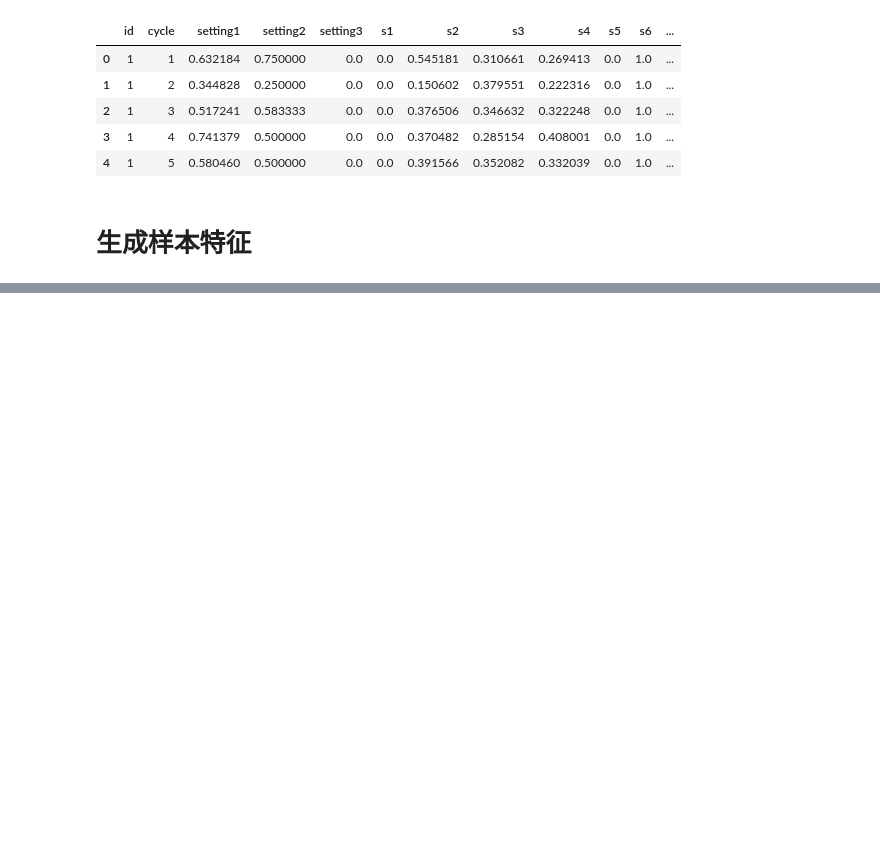
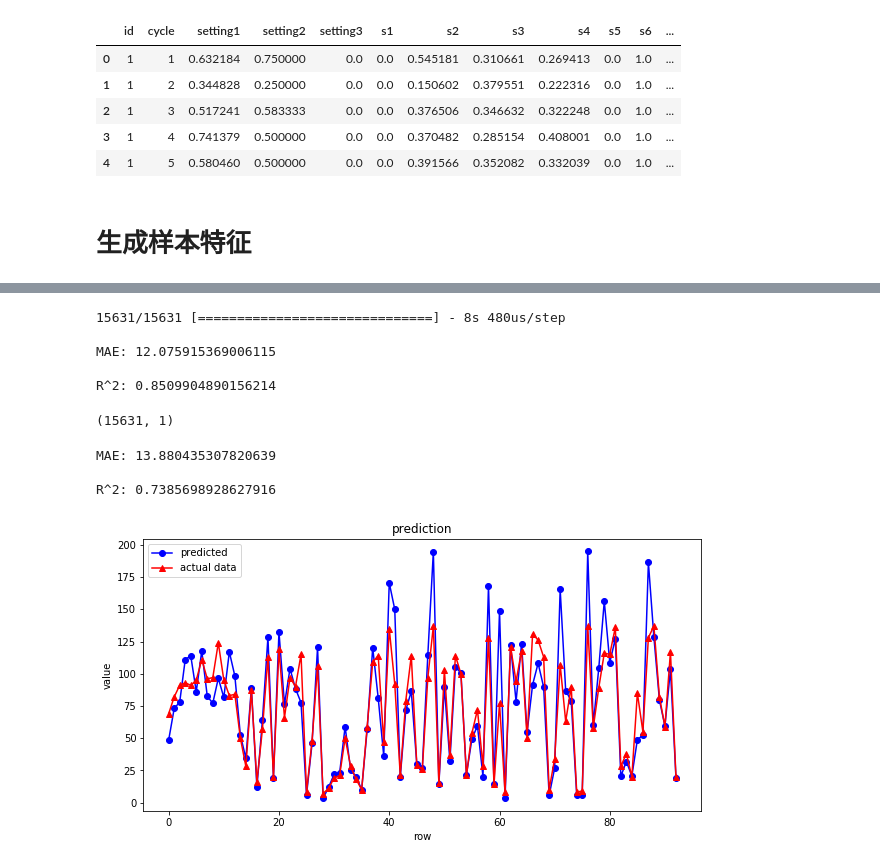
Before and after one commit to yrrSelena/RUL, a Jupyter notebook: RUL_LSTM_CMAPSS.ipynb, the cells around one changed output, grey strips where cells are left out. Saved outputs shown, nothing was run; the diff lists cells and outputs as text; code cells hidden in the pictures; blank space fills up the shorter version.

```diff
--- a/RUL_LSTM_CMAPSS.ipynb
+++ b/RUL_LSTM_CMAPSS.ipynb
@@ -154,0 +401,64 @@ def gen_sequence(id_df, seq_length, seq_cols):
+# %%
+scores = model.evaluate(seq_array, label_array, verbose=1, batch_size=200)
+print('\nMAE: {}'.format(scores[1]))
+print('\nR^2: {}'.format(scores[2]))
+# %% [output]
+15631/15631 [==============================] - 8s 480us/step
+
+MAE: 12.075915369006115
+
+R^2: 0.8509904890156214
+# %%
+y_pred.shape
+# %% [output]
+(15631, 1)
+# %%
+# We pick the last sequence for each id in the test data
+seq_array_test_last = [test_df[test_df['id']==id][sequence_cols].values[-sequence_length:]
+                       for id in test_df['id'].unique() if len(test_df[test_df['id']==id]) >= sequence_length]
+
+seq_array_test_last = np.asarray(seq_array_test_last).astype(np.float32)
+#print("seq_array_test_last")
+#print(seq_array_test_last)
+#print(seq_array_test_last.shape)
+
+# Similarly, we pick the labels
+#print("y_mask")
+y_mask = [len(test_df[test_df['id']==id]) >= sequence_length for id in test_df['id'].unique()]
+label_array_test_last = test_df.groupby('id')['RUL'].nth(-1)[y_mask].values
+label_array_test_last = label_array_test_last.reshape(label_array_test_last.shape[0],1).astype(np.float32)
+#print(label_array_test_last.shape)
+#print("label_array_test_last")
+#print(label_array_test_last)
+# %%
+# if best iteration's model was saved then load and use it
+if os.path.isfile(model_path):
+    estimator = load_model(model_path,custom_objects={'r2_keras': r2_keras}) # 加载模型
+
+    # test metrics
+    scores_test = estimator.evaluate(seq_array_test_last, label_array_test_last, verbose=2)
+    print('\nMAE: {}'.format(scores_test[1]))
+    print('\nR^2: {}'.format(scores_test[2]))
+
+    y_pred_test = estimator.predict(seq_array_test_last)
+    y_true_test = label_array_test_last
+
+    test_set = pd.DataFrame(y_pred_test)
+    test_set.to_csv('submit_test.csv', index = None)
+
+    # Plot in blue color the predicted data and in green color the
+    # actual data to verify visually the accuracy of the model.
+    fig_verify = plt.figure(figsize=(10, 5))
+    plt.plot(y_pred_test, 'b-o')
+    plt.plot(y_true_test, 'r-^')
+    plt.title('prediction')
+    plt.ylabel('value')
+    plt.xlabel('row')
+    plt.legend(['predicted', 'actual data'], loc='upper left')
+    plt.show()
+    fig_verify.savefig("model_regression_verify.png")
+# %% [output]
+MAE: 13.880435307820639
+
+R^2: 0.7385698928627916
+[figure, added]
```
Also changed, not shown: parts of 27 cells of this notebook.
